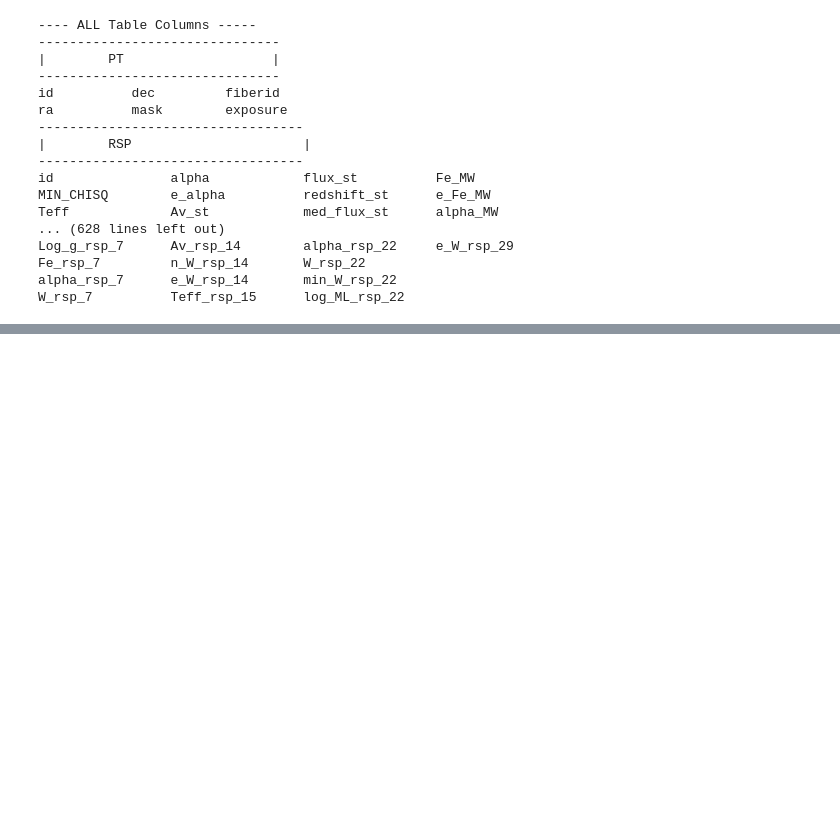
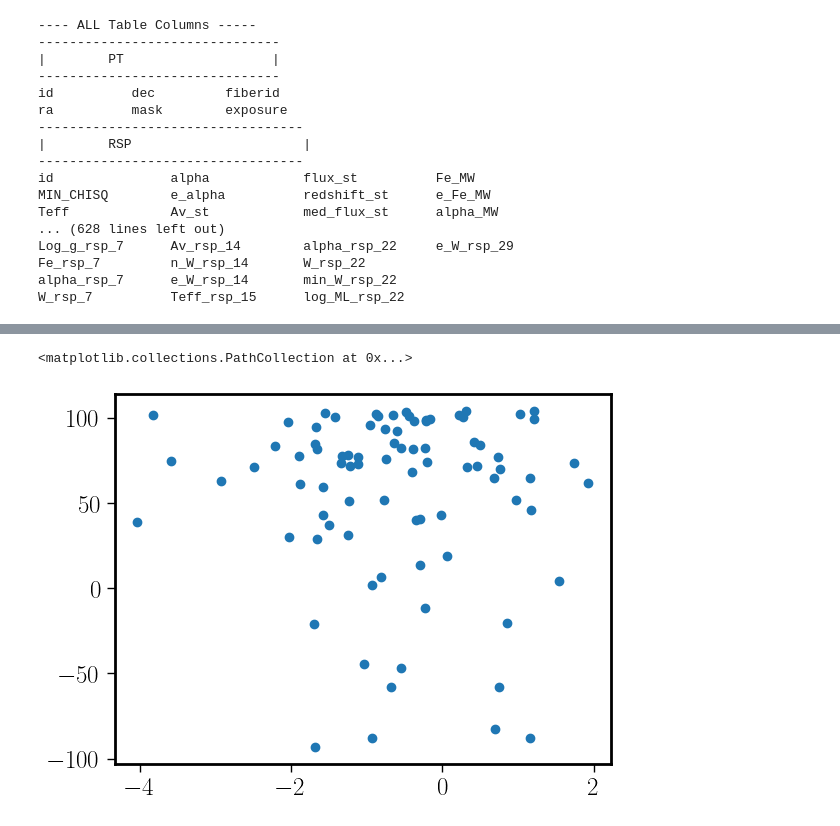
Before and after one commit to sdss/lvmdap, a Jupyter notebook: notebooks/lvm-dap-conf-out/read_DAP_output.ipynb, the cells around one changed output, grey strips where cells are left out. Cells and saved outputs as stored; diff of their text form; code cells hidden in the pictures; blank space fills up the shorter version.

```diff
--- a/notebooks/lvm-dap-conf-out/read_DAP_output.ipynb
+++ b/notebooks/lvm-dap-conf-out/read_DAP_output.ipynb
@@ -559,0 +586,5 @@ plt.scatter(tab_DAP['Teff'],tab_DAP['Log_g'])
+# %%
+plt.scatter(tab_DAP['vel_Halpha_6562.85'],tab_DAP['vel_st'])
+# %% [output]
+<matplotlib.collections.PathCollection at 0x...>
+[figure, added]
```
Also changed, not shown: parts of 12 cells of this notebook, 3 other files.
